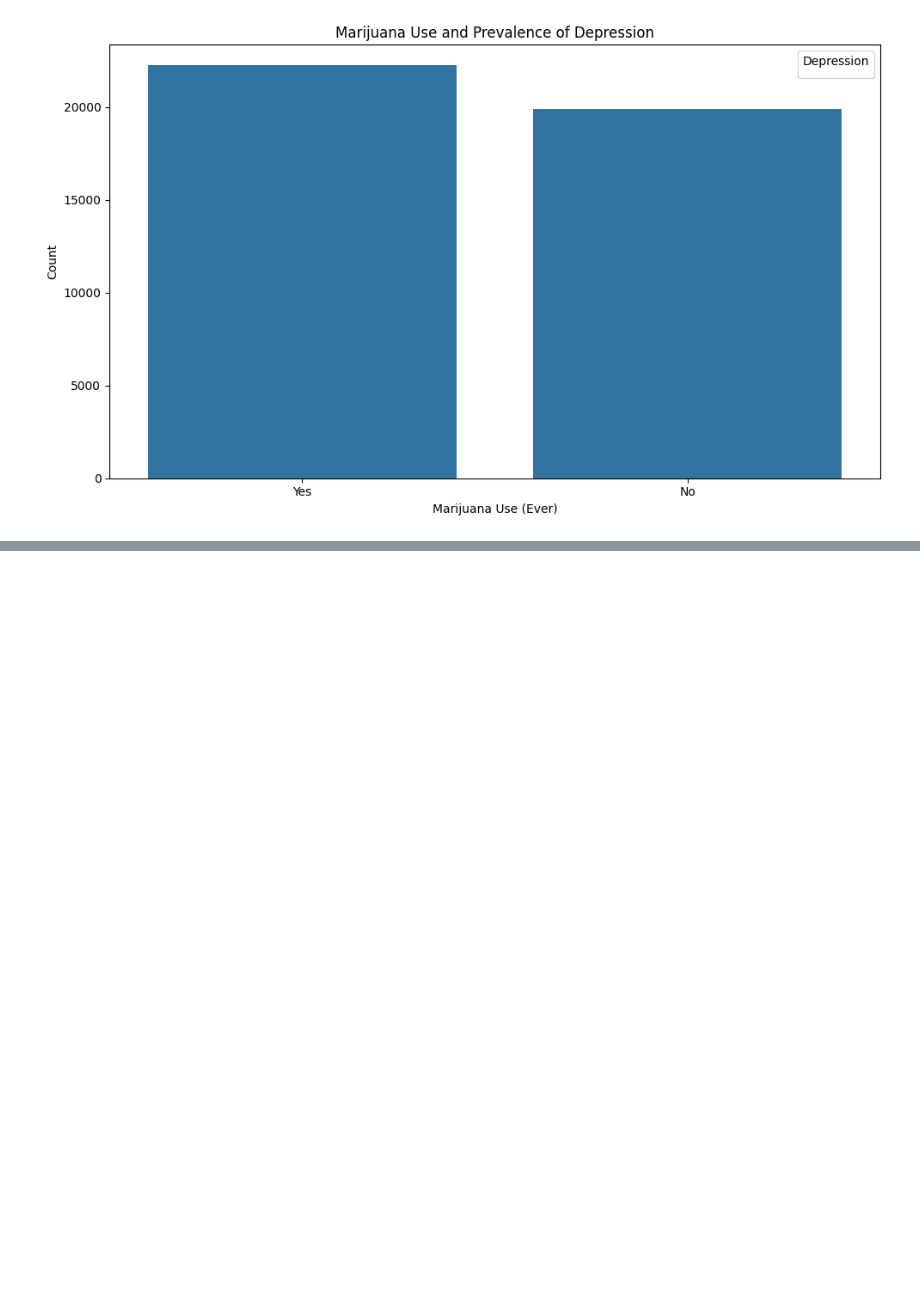
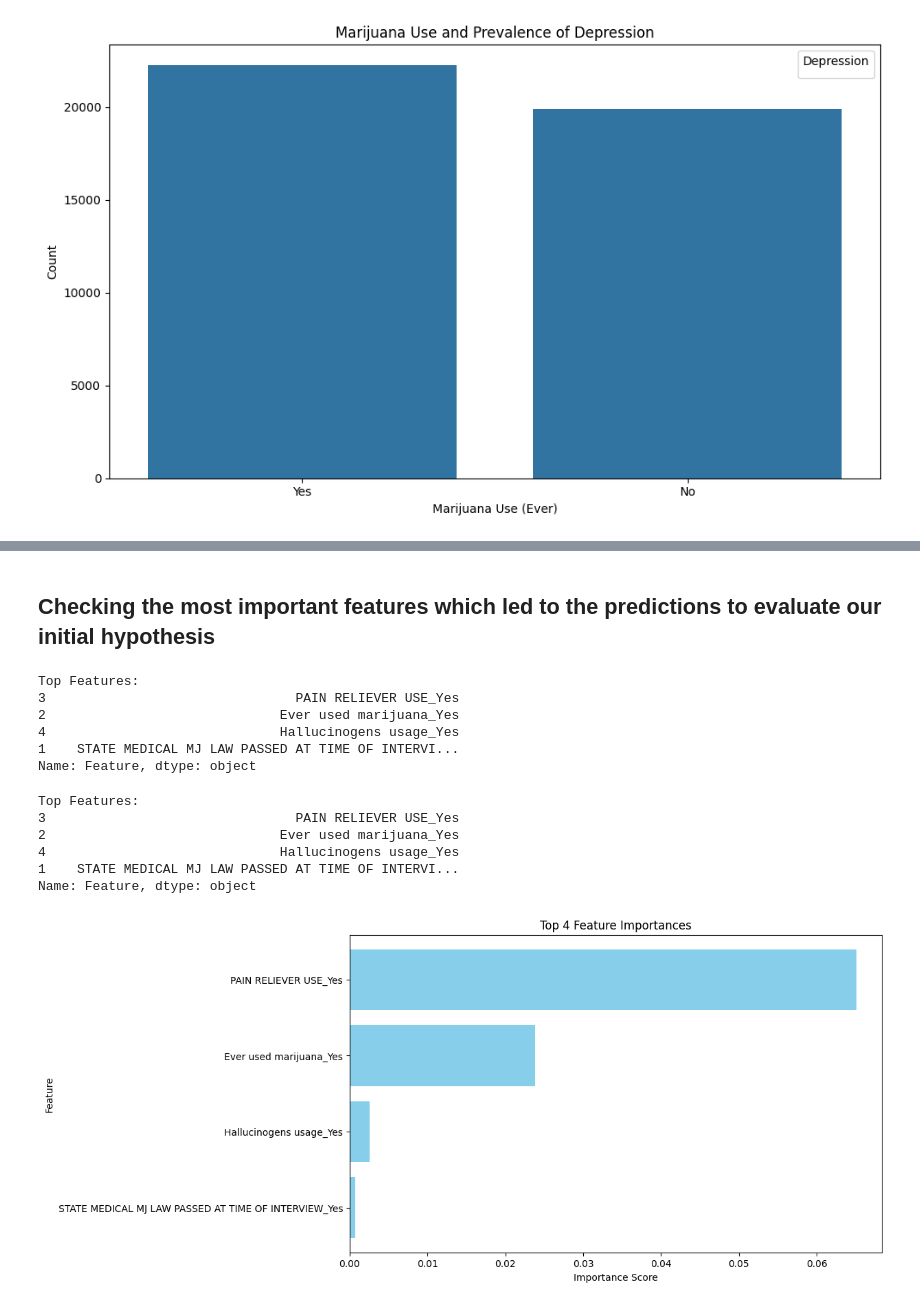
Before and after one commit to sakshamlakhera/CSE587, a Jupyter notebook: notebook/Rama_Rao_Vydadi_50604256.ipynb, the cells around one changed output, grey strips where cells are left out. Drawn from its saved outputs; the diff is of its cells as text; code cells hidden in the pictures; blank space fills up the shorter version.

```diff
--- a/notebook/Rama_Rao_Vydadi_50604256.ipynb
+++ b/notebook/Rama_Rao_Vydadi_50604256.ipynb
@@ -744,0 +828,4 @@ plt.show()
+# %%
+# Converting boolean  values to 1 and 0
+encoded_df = encoded_df.replace({True: 1, False: 0})
+encoded_df.head()
@@ -744,0 +868,3 @@ plt.show()
+# %%
+df=encoded_df.copy()
+df.head()
@@ -744,0 +1075,52 @@ plt.show()
+# %% [markdown]
+## Checking the most important features which led to the predictions to evaluate our initial hypothesis
+# %%
+feature_names = X_train.columns
+
+feature_importances = loaded_model.feature_importances_
+feature_importance_df = pd.DataFrame({
+    'Feature': feature_names,
+    'Importance': feature_importances
+})
+feature_importance = feature_importance_df[feature_importance_df['Feature'] != 'HOW OFTEN FELT SAD NOTHING COULD CHEER YOU UP']
+
+top_features = feature_importance.sort_values(by='Importance', ascending=False)
+
+top_feature_names = top_features.head(5)['Feature']
+print("Top Features:")
+print(top_feature_names)
+# %% [output]
+Top Features:
+3                                PAIN RELIEVER USE_Yes
+2                              Ever used marijuana_Yes
+4                              Hallucinogens usage_Yes
+1    STATE MEDICAL MJ LAW PASSED AT TIME OF INTERVI...
+Name: Feature, dtype: object
+# %%
+feature_names = X_train.columns
+feature_importances = loaded_model.feature_importances_
+feature_importance_df = pd.DataFrame({
+    'Feature': feature_names,
+    'Importance': feature_importances
+})
+feature_importance = feature_importance_df[feature_importance_df['Feature'] != 'HOW OFTEN FELT SAD NOTHING COULD CHEER YOU UP']
+top_features = feature_importance.sort_values(by='Importance', ascending=False).head()
+top_feature_names = top_features['Feature']
+top_importance_values = top_features['Importance']
+print("Top Features:")
+print(top_feature_names)
+plt.figure(figsize=(10, 6))
+plt.barh(top_feature_names, top_importance_values, color='skyblue')
+plt.gca().invert_yaxis()
+plt.title("Top 4 Feature Importances")
+plt.xlabel("Importance Score")
+plt.ylabel("Feature")
+plt.show()
+# %% [output]
+Top Features:
+3                                PAIN RELIEVER USE_Yes
+2                              Ever used marijuana_Yes
+4                              Hallucinogens usage_Yes
+1    STATE MEDICAL MJ LAW PASSED AT TIME OF INTERVI...
+Name: Feature, dtype: object
+[figure, added]
```
Also changed, not shown: parts of 81 cells of this notebook, 1 other file.
